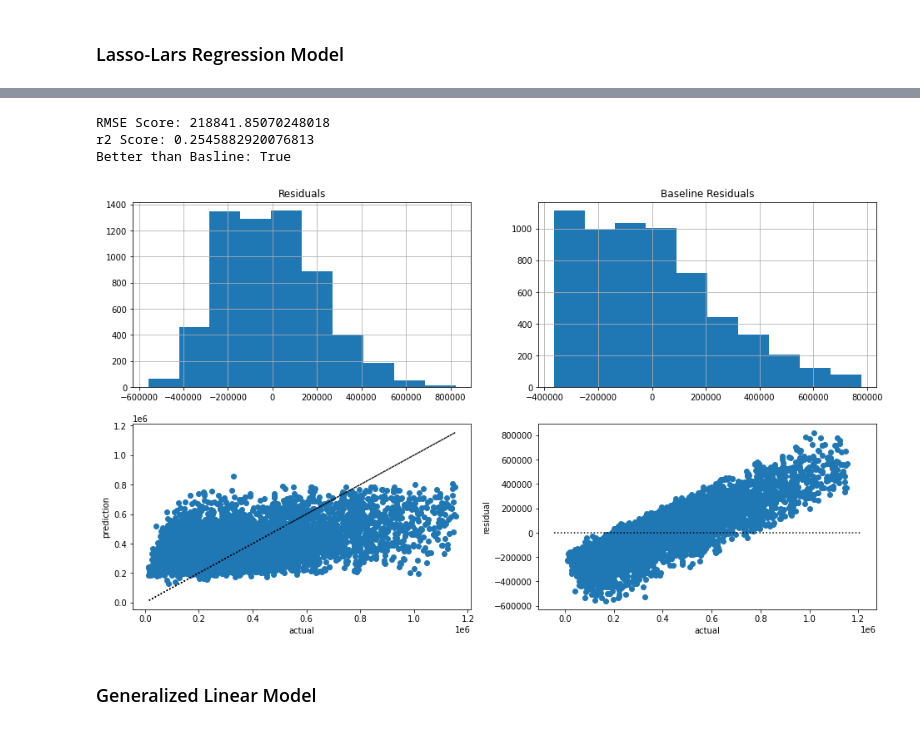
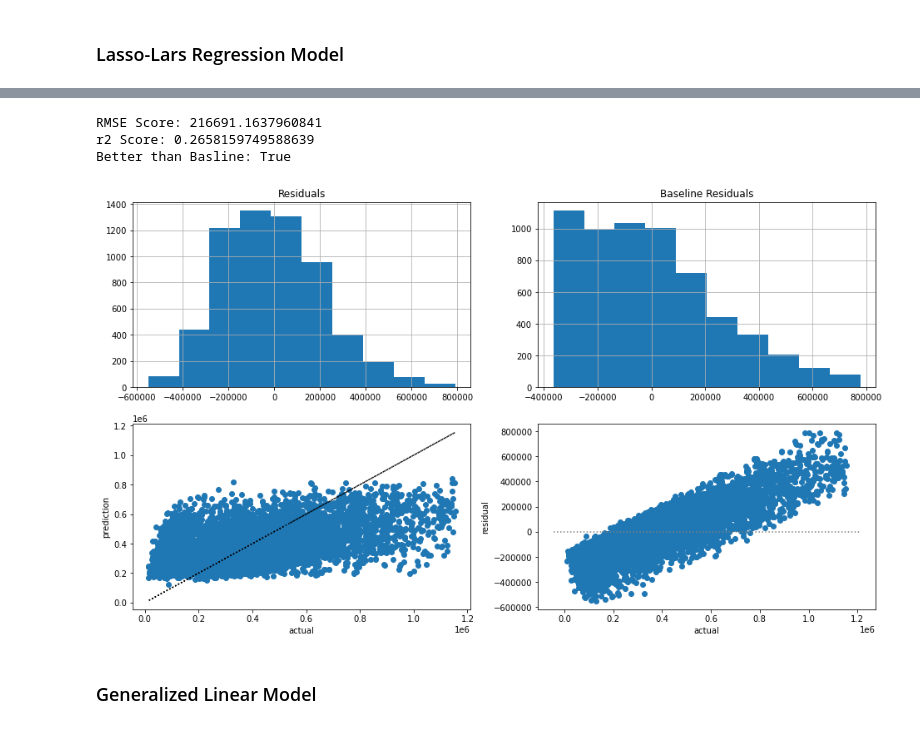
Before and after one commit to carterrxavier/Zillow-Regression-Project, a Jupyter notebook: Final_Notebook.ipynb, the cells around one changed output, grey strips where cells are left out. Drawn from its saved outputs; the diff is of its cells as text; code cells hidden in the pictures.

```diff
--- a/Final_Notebook.ipynb
+++ b/Final_Notebook.ipynb
@@ -203,6 +232,6 @@ y_train = pd.DataFrame(y_train)
 y_validate = pd.DataFrame(y_validate)
 y_test = pd.DataFrame(y_test)
 # %%
-kbest = evaluate.select_kbest(X_train, y_train.taxvaluedollarcnt, 4)
+kbest = evaluate.select_kbest(X_train, y_train.taxvaluedollarcnt, 6)
 kbest
 # %% [output]
@@ -291,12 +330,12 @@ r2 Score: 0.23656405732801095
 Better than Basline: True
 # %%
-evaluate.get_model_results(X_train[kbest], y_train, X_validate[kbest],
-                           y_validate, target, 'lasso',alpha=.05, graph=True)
+ll_validate = evaluate.get_model_results(X_train[kbest], y_train, X_validate[kbest],
+                           y_validate, target, 'lasso',alpha=3, graph=True)
 # %% [output]
-RMSE Score: 218841.85070248018
-r2 Score: 0.2545882920076813
+RMSE Score: 216691.1637960841
+r2 Score: 0.2658159749588639
 Better than Basline: True
-[figure, old version]
+[figure, new version]
 # %% [markdown]
 ### Generalized Linear Model
 # %%
```
Also changed, not shown: parts of 23 cells of this notebook, 8 other files.
